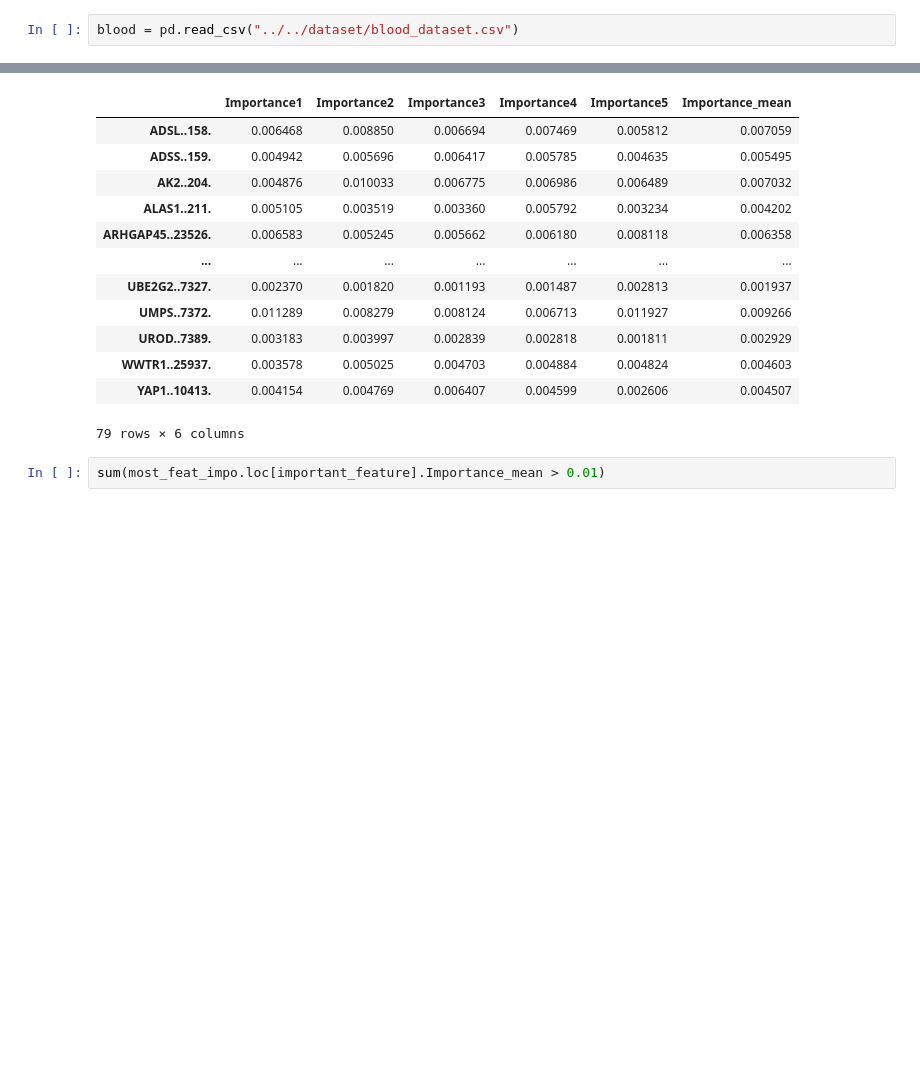
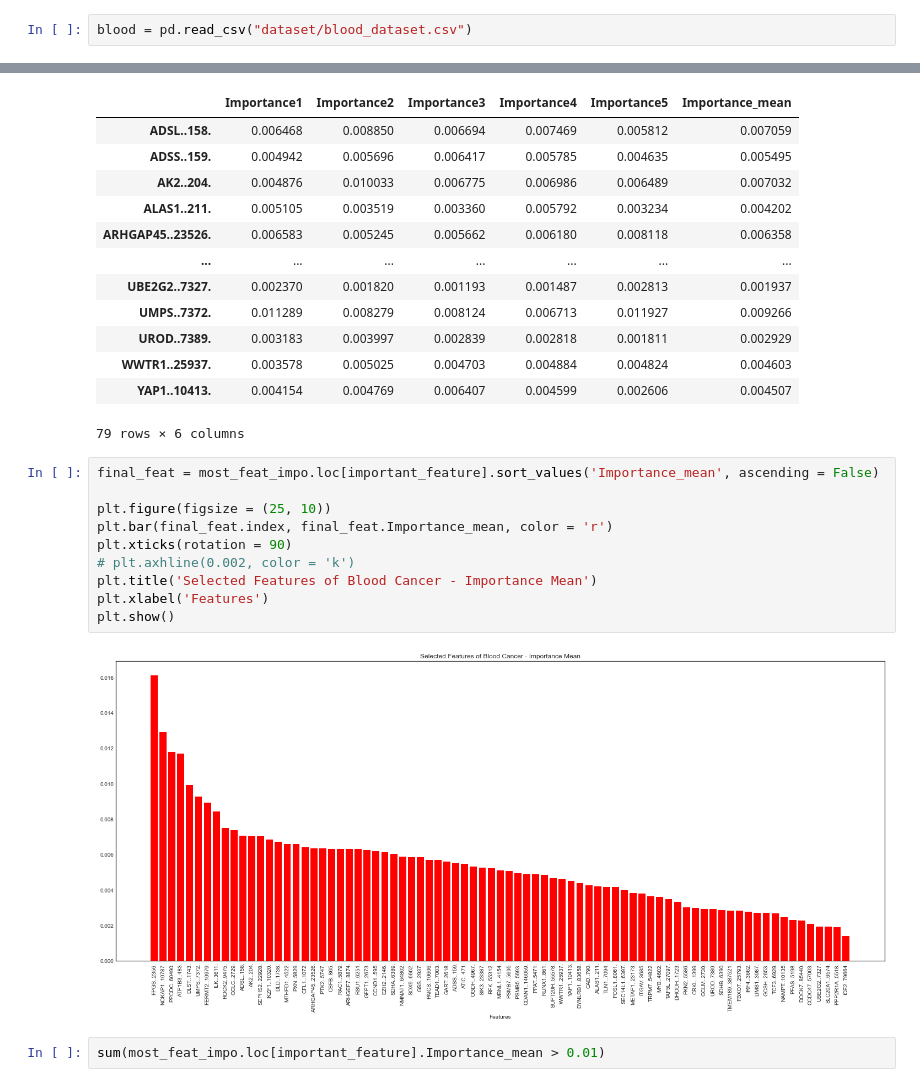
Before and after one commit to chiaraboetti/SML-project, a Jupyter notebook: model/blood/RF_blood.ipynb, the cells around one changed output, grey strips where cells are left out. Saved outputs shown, nothing was run; the diff lists cells and outputs as text; blank space fills up the shorter version.

```diff
--- a/model/blood/RF_blood.ipynb
+++ b/model/blood/RF_blood.ipynb
@@ -20,7 +20,7 @@ plt.style.use('seaborn-white')
 # %% [markdown]
 ### 1. Understanding the data
 # %%
-blood = pd.read_csv("../../dataset/blood_dataset.csv")
+blood = pd.read_csv("dataset/blood_dataset.csv")
 # %%
 blood.shape
 # %% [output]
@@ -697,6 +676,18 @@ most_feat_impo.loc[important_feature]
 | WWTR1..25937. | 0.003578 | 0.005025 | 0.004703 | 0.004884 | 0.004824 | 0.004603 |
 | YAP1..10413. | 0.004154 | 0.004769 | 0.006407 | 0.004599 | 0.002606 | 0.004507 |
 79 rows × 6 columns
+# %%
+final_feat = most_feat_impo.loc[important_feature].sort_values('Importance_mean', ascending = False)
+
+plt.figure(figsize = (25, 10))
+plt.bar(final_feat.index, final_feat.Importance_mean, color = 'r')
+plt.xticks(rotation = 90)
+# plt.axhline(0.002, color = 'k')
+plt.title('Selected Features of Blood Cancer - Importance Mean')
+plt.xlabel('Features')
+plt.show()
+# %% [output]
+[figure, added]
 # %%
 sum(most_feat_impo.loc[important_feature].Importance_mean > 0.01)
 # %% [output]
```
Also changed, not shown: parts of 7 cells of this notebook.
